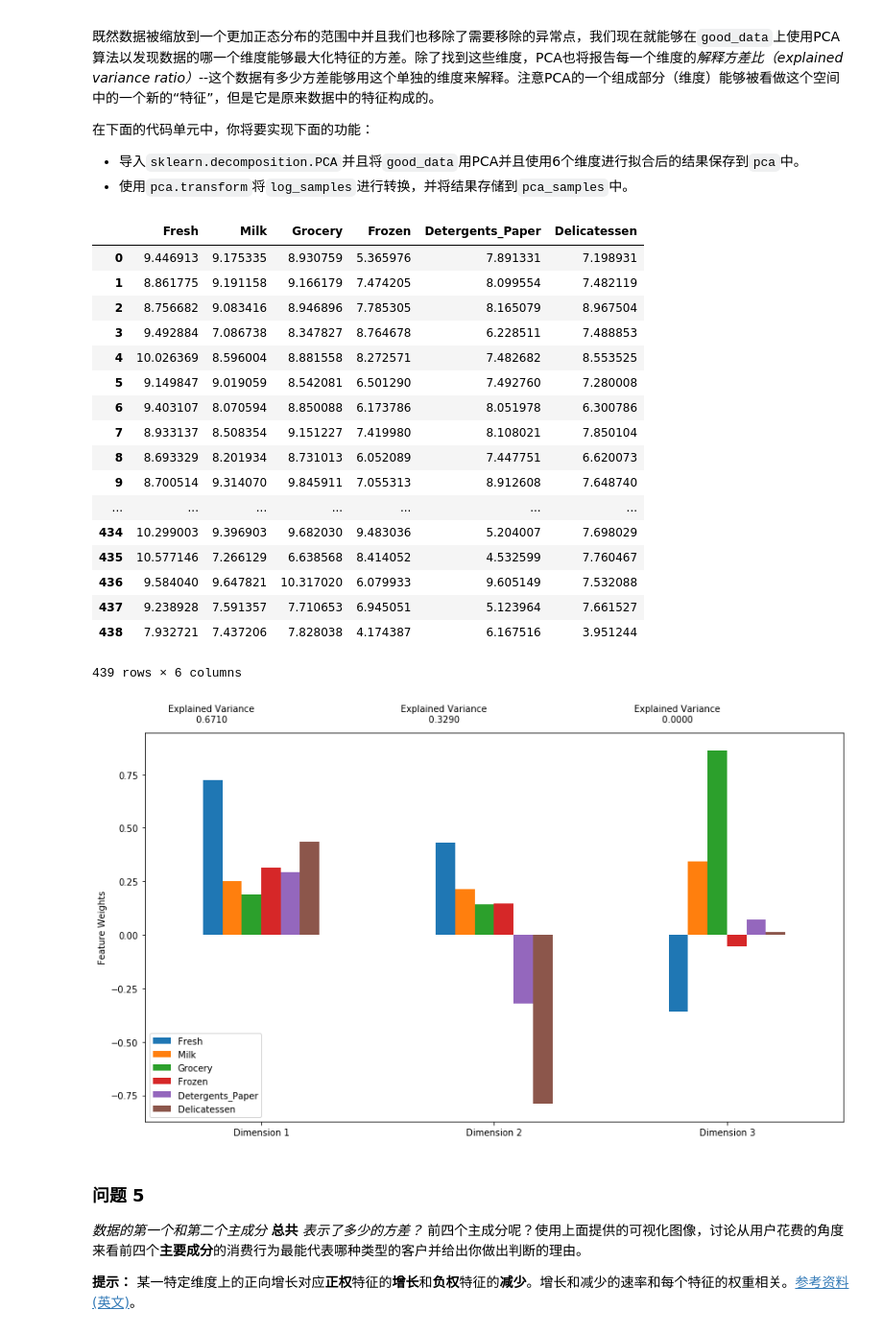
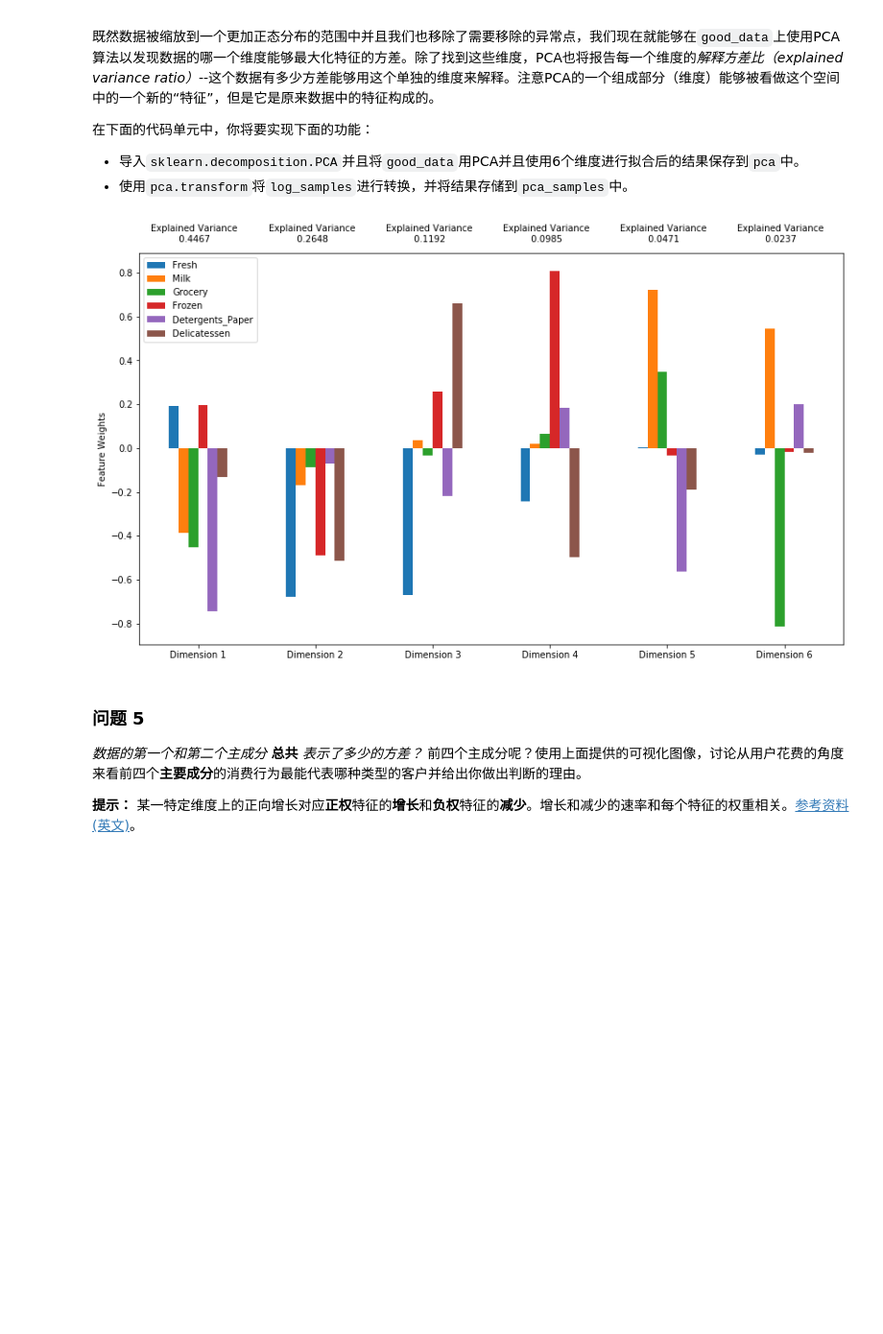
Before and after one commit to liqinling521/creating_customer_segments-master, a Jupyter notebook: customer_segments.ipynb, the cells around one changed output. Shown: that part at 96% size. Saved outputs shown, nothing was run; the diff lists cells and outputs as text; code cells hidden in the pictures; blank space fills up the shorter version.

```diff
--- a/customer_segments.ipynb
+++ b/customer_segments.ipynb
@@ -63,7 +63,7 @@ display(data.describe())
 为了对客户有一个更好的了解，并且了解代表他们的数据将会在这个分析过程中如何变换。最好是选择几个样本数据点，并且更为详细地分析它们。在下面的代码单元中，选择**三个**索引加入到索引列表`indices`中，这三个索引代表你要追踪的客户。我们建议你不断尝试，直到找到三个明显不同的客户。
 # %%
 # TODO：从数据集中选择三个你希望抽样的数据点的索引
-indices = [61,96,109]
+indices = [277,301,23]
 
 # 为选择的样本建立一个DataFrame
 samples = pd.DataFrame(data.loc[indices], columns = data.keys()).reset_index(drop = True)
@@ -207,7 +208,7 @@ for feature in log_data.keys():
     display(log_data[~((log_data[feature] >= Q1 - step) & (log_data[feature] <= Q3 + step))])
 
 # 可选：选择你希望移除的数据点的索引
-outliers  = [154]
+outliers  = [66,154]
 
 # 如果选择了的话，移除异常点
 good_data = log_data.drop(log_data.index[outliers]).reset_index(drop = True)
@@ -290,36 +291,15 @@ Data points considered outliers for the feature 'Frozen':
 # %%
 # TODO：通过在good data上使用PCA，将其转换成和当前特征数一样多的维度
 from sklearn.decomposition import PCA
-display(good_data.drop(['Region', 'Channel'], axis = 1))
-# PCA(copy=True, iterated_power='auto', n_components=2, random_state=None,
-#  svd_solver='full', tol=0.0, whiten=False)
-pca = PCA(n_components=6,svd_solver='randomized')
-pca.fit(log_samples)
+pca = PCA(n_components=6)
+pca.fit(good_data.drop(['Region', 'Channel'], axis = 1))
 # TODO：使用上面的PCA拟合将变换施加在log_samples上
+
 pca_samples = pca.transform(log_samples)
-
 # 生成PCA的结果图
-pca_results = vs.pca_results(good_data.drop(['Region', 'Channel'], axis = 1), pca)
+pca_results = vs.pca_results(log_samples, pca)
 # %% [output]
-|  | Fresh | Milk | Grocery | Frozen | Detergents_Paper | Delicatessen |
-| 0 | 9.446913 | 9.175335 | 8.930759 | 5.365976 | 7.891331 | 7.198931 |
-| 1 | 8.861775 | 9.191158 | 9.166179 | 7.474205 | 8.099554 | 7.482119 |
-| 2 | 8.756682 | 9.083416 | 8.946896 | 7.785305 | 8.165079 | 8.967504 |
-| 3 | 9.492884 | 7.086738 | 8.347827 | 8.764678 | 6.228511 | 7.488853 |
-| 4 | 10.026369 | 8.596004 | 8.881558 | 8.272571 | 7.482682 | 8.553525 |
-| 5 | 9.149847 | 9.019059 | 8.542081 | 6.501290 | 7.492760 | 7.280008 |
-| 6 | 9.403107 | 8.070594 | 8.850088 | 6.173786 | 8.051978 | 6.300786 |
-| 7 | 8.933137 | 8.508354 | 9.151227 | 7.419980 | 8.108021 | 7.850104 |
-| 8 | 8.693329 | 8.201934 | 8.731013 | 6.052089 | 7.447751 | 6.620073 |
-| 9 | 8.700514 | 9.314070 | 9.845911 | 7.055313 | 8.912608 | 7.648740 |
-| ... | ... | ... | ... | ... | ... | ... |
-| 434 | 10.299003 | 9.396903 | 9.682030 | 9.483036 | 5.204007 | 7.698029 |
-| 435 | 10.577146 | 7.266129 | 6.638568 | 8.414052 | 4.532599 | 7.760467 |
-| 436 | 9.584040 | 9.647821 | 10.317020 | 6.079933 | 9.605149 | 7.532088 |
-| 437 | 9.238928 | 7.591357 | 7.710653 | 6.945051 | 5.123964 | 7.661527 |
-| 438 | 7.932721 | 7.437206 | 7.828038 | 4.174387 | 6.167516 | 3.951244 |
-439 rows × 6 columns
-[figure, old version]
+[figure, new version]
 # %% [markdown]
 ### 问题 5
 *数据的第一个和第二个主成分* **总共** *表示了多少的方差？*  前四个主成分呢？使用上面提供的可视化图像，讨论从用户花费的角度来看前四个**主要成分**的消费行为最能代表哪种类型的客户并给出你做出判断的理由。
```
Also changed, not shown: parts of 33 cells of this notebook, 1 other file.
